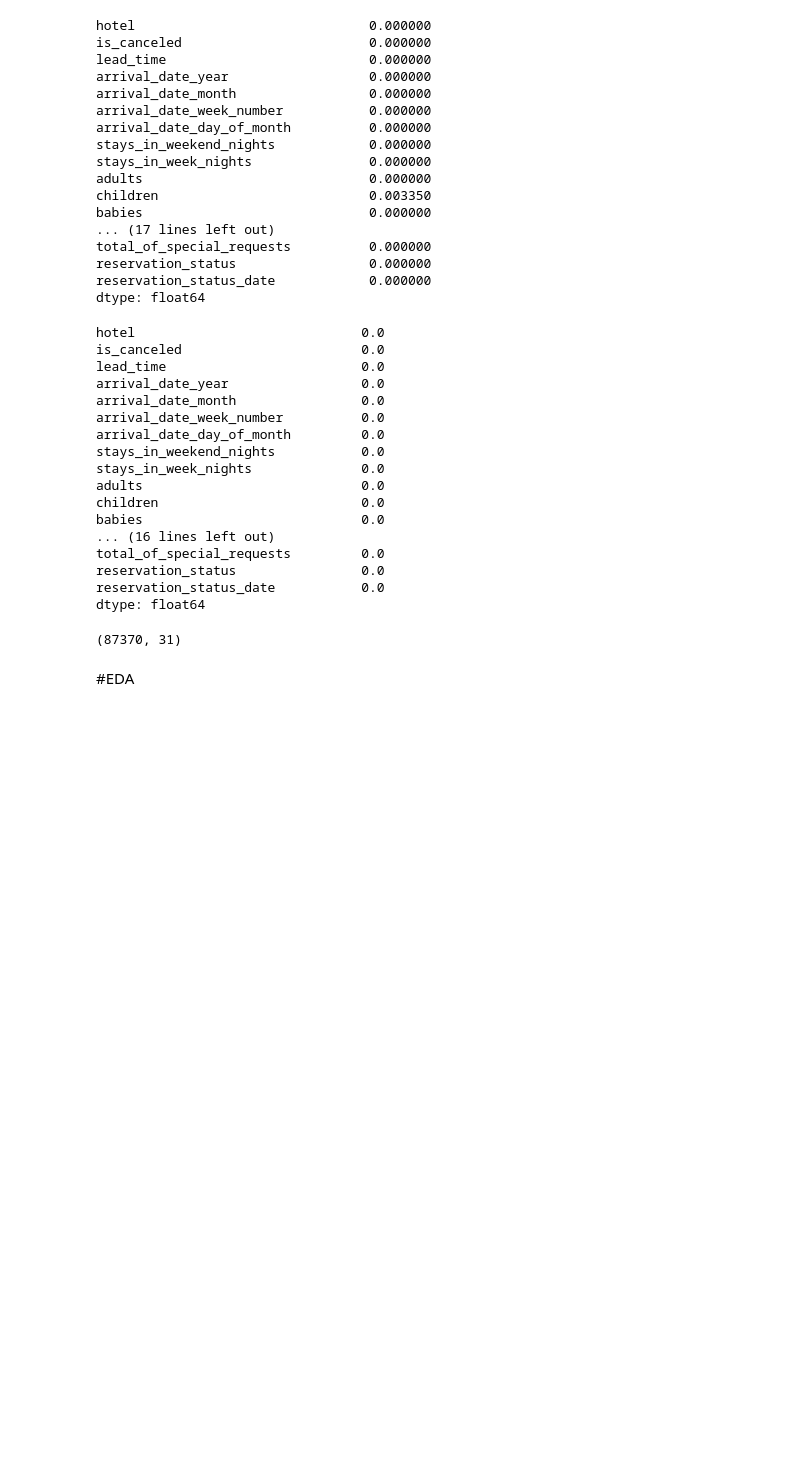
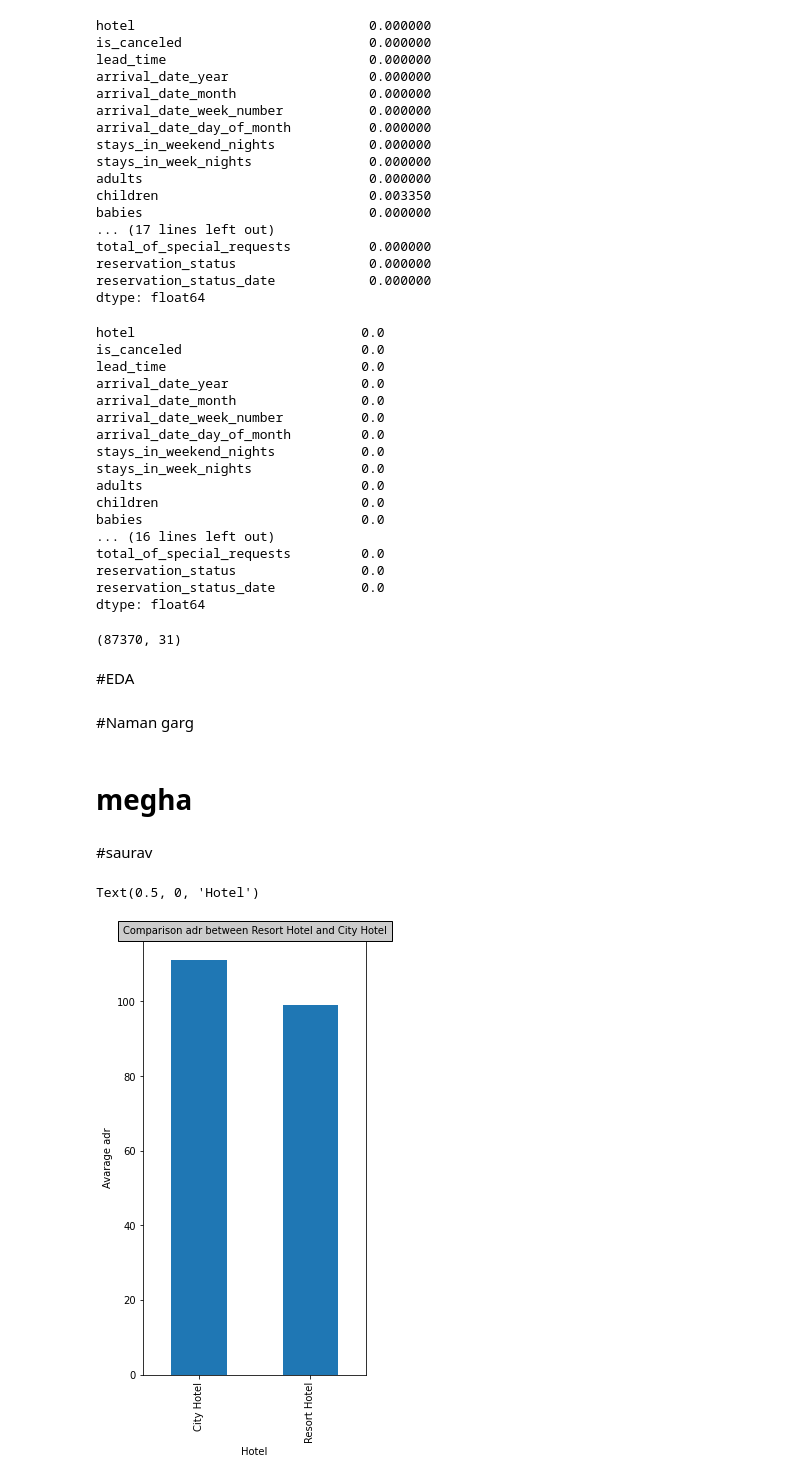
Before and after one commit to sauravkumar19/Hotel_booking_data_analysis, a Jupyter notebook: Hotel_Booking.ipynb, the cells around one changed output. Drawn from its saved outputs; the diff is of its cells as text; code cells hidden in the pictures; blank space fills up the shorter version.

```diff
--- a/Hotel_Booking.ipynb
+++ b/Hotel_Booking.ipynb
@@ -112,10 +111,10 @@ data.dropna(axis=0,inplace=True,thresh=(0.2*hotels.shape[1]))
 #the column named company will get deleted from the dataset
 # %%
 # replacing Nan value from chidren and agent columns with 0
-data['children'].fillna(0, inplace = True)
-data['agent'].fillna(0, inplace = True)
+hotels['children'].fillna(0, inplace = True)
+hotels['agent'].fillna(0, inplace = True)
 # %%
 # replacing Nan value of country column with mode value
-country_mode = data['country'].mode()[0]
-data['country'].fillna(country_mode, inplace = True)
+country_mode = hotels['country'].mode()[0]
+hotels['country'].fillna(country_mode, inplace = True)
 # %%
@@ -141,5 +140,5 @@ reservation_status_date           0.0
 dtype: float64
 # %%
 #removing duplicate values
-data.drop_duplicates(inplace=True)
+hotels.drop_duplicates(inplace=True)
 # %%
@@ -148,8 +147,24 @@ data.shape
 (87370, 31)
 # %% [markdown]
 #EDA
+# %% [markdown]
+#Naman garg
 # %%
 # PI chart for Country
 # Bar graph For Months
 # Bar graph chart for market_segment
 # reserved_room_type
+# %% [markdown]
+# megha
+# %% [markdown]
+#saurav
+# %%
+hotel_adr = hotels.groupby('hotel')['adr'].mean()
+# %%
+hotel_adr.plot(kind = 'bar',figsize =(4,8))
+plt.title('Comparison adr between Resort Hotel and City Hotel',bbox={'facecolor':'0.8', 'pad':5}, fontsize = 10)
+plt.ylabel('Avarage adr')
+plt.xlabel('Hotel')
+# %% [output]
+Text(0.5, 0, 'Hotel')
+[figure, added]
```
Also changed, not shown: parts of 28 cells of this notebook.
